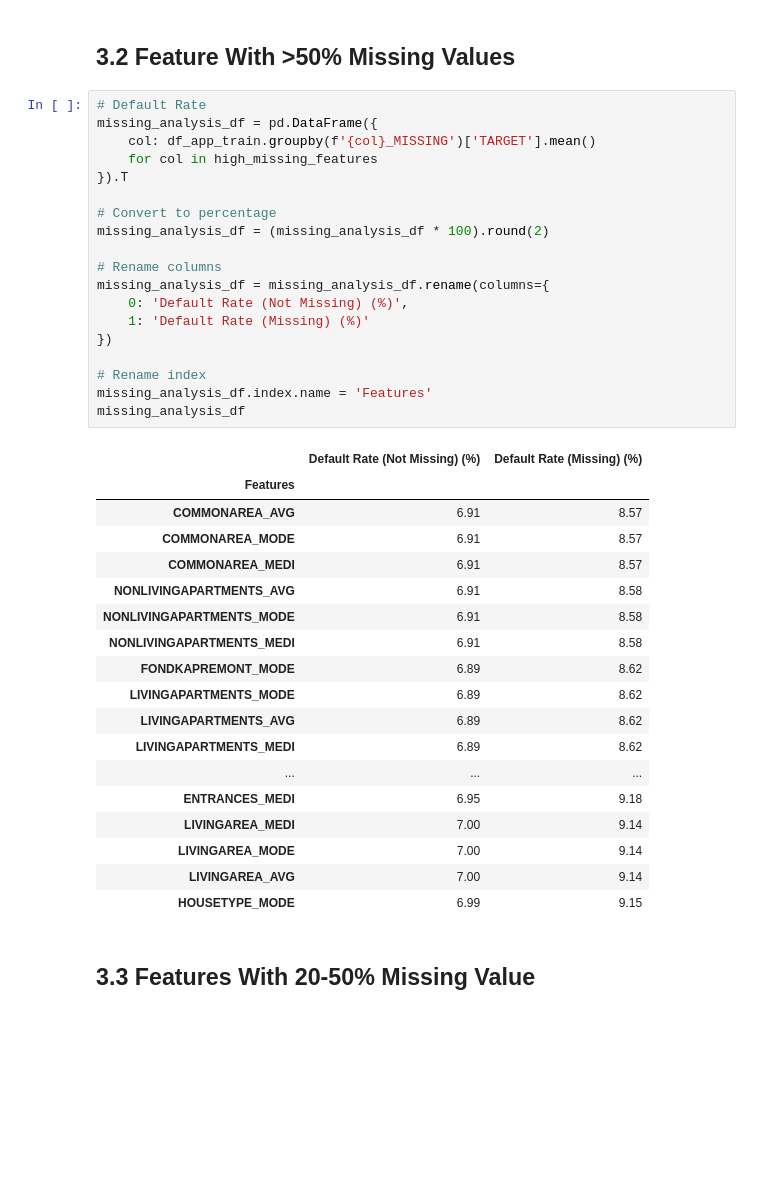
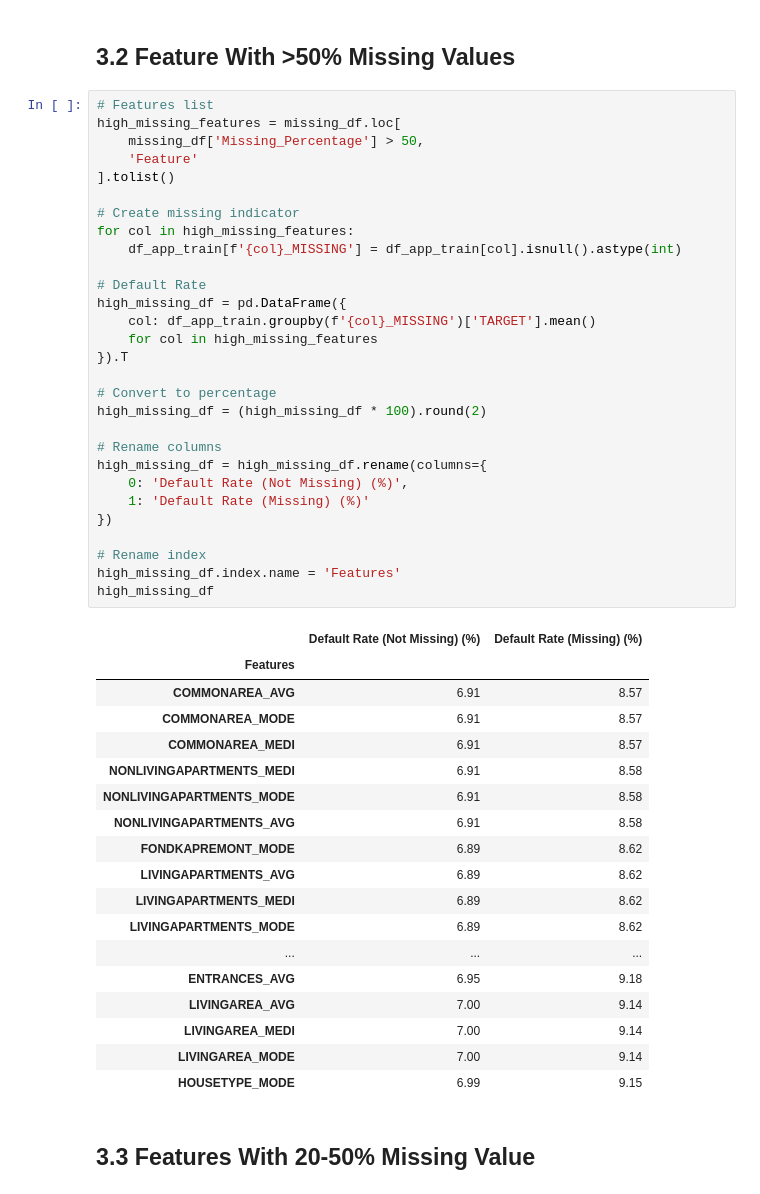
Before and after one commit to oknardo/Home_Credit_Scorecard_Model, a Jupyter notebook: EDA_application_train.ipynb, the cells around one changed output. Drawn from its saved outputs; the diff is of its cells as text; blank space fills up the shorter version.

```diff
--- a/EDA_application_train.ipynb
+++ b/EDA_application_train.ipynb
@@ -300,42 +289,52 @@ missing_df
 # %% [markdown]
 ## 3.2 Feature With >50% Missing Values
 # %%
+# Features list
+high_missing_features = missing_df.loc[
+    missing_df['Missing_Percentage'] > 50,
+    'Feature'
+].tolist()
+
+# Create missing indicator
+for col in high_missing_features:
+    df_app_train[f'{col}_MISSING'] = df_app_train[col].isnull().astype(int)
+
 # Default Rate
-missing_analysis_df = pd.DataFrame({
+high_missing_df = pd.DataFrame({
     col: df_app_train.groupby(f'{col}_MISSING')['TARGET'].mean()
     for col in high_missing_features
 }).T
 
 # Convert to percentage
-missing_analysis_df = (missing_analysis_df * 100).round(2)
+high_missing_df = (high_missing_df * 100).round(2)
 
 # Rename columns
-missing_analysis_df = missing_analysis_df.rename(columns={
+high_missing_df = high_missing_df.rename(columns={
     0: 'Default Rate (Not Missing) (%)',
     1: 'Default Rate (Missing) (%)'
 })
 
 # Rename index
-missing_analysis_df.index.name = 'Features'
-missing_analysis_df
+high_missing_df.index.name = 'Features'
+high_missing_df
 # %% [output]
 |  | Default Rate (Not Missing) (%) | Default Rate (Missing) (%) |
 | Features |  |  |
 | COMMONAREA_AVG | 6.91 | 8.57 |
 | COMMONAREA_MODE | 6.91 | 8.57 |
 | COMMONAREA_MEDI | 6.91 | 8.57 |
+| NONLIVINGAPARTMENTS_MEDI | 6.91 | 8.58 |
+| NONLIVINGAPARTMENTS_MODE | 6.91 | 8.58 |
 | NONLIVINGAPARTMENTS_AVG | 6.91 | 8.58 |
-| NONLIVINGAPARTMENTS_MODE | 6.91 | 8.58 |
-| NONLIVINGAPARTMENTS_MEDI | 6.91 | 8.58 |
 | FONDKAPREMONT_MODE | 6.89 | 8.62 |
-| LIVINGAPARTMENTS_MODE | 6.89 | 8.62 |
 | LIVINGAPARTMENTS_AVG | 6.89 | 8.62 |
 | LIVINGAPARTMENTS_MEDI | 6.89 | 8.62 |
+| LIVINGAPARTMENTS_MODE | 6.89 | 8.62 |
 | ... | ... | ... |
-| ENTRANCES_MEDI | 6.95 | 9.18 |
+| ENTRANCES_AVG | 6.95 | 9.18 |
+| LIVINGAREA_AVG | 7.00 | 9.14 |
 | LIVINGAREA_MEDI | 7.00 | 9.14 |
 | LIVINGAREA_MODE | 7.00 | 9.14 |
-| LIVINGAREA_AVG | 7.00 | 9.14 |
 | HOUSETYPE_MODE | 6.99 | 9.15 |
 # %% [markdown]
 ## 3.3 Features With 20-50% Missing Value
```
Also changed, not shown: parts of 4 cells of this notebook.
